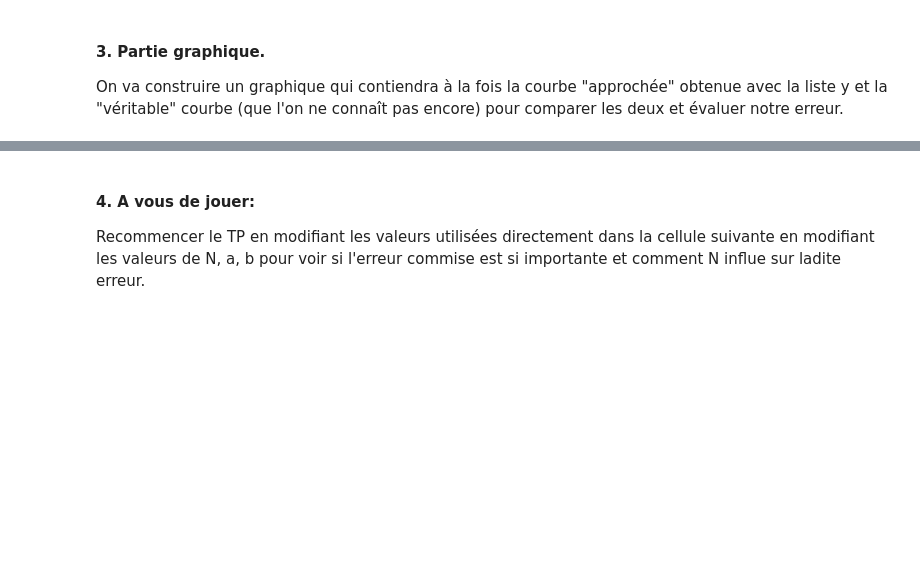
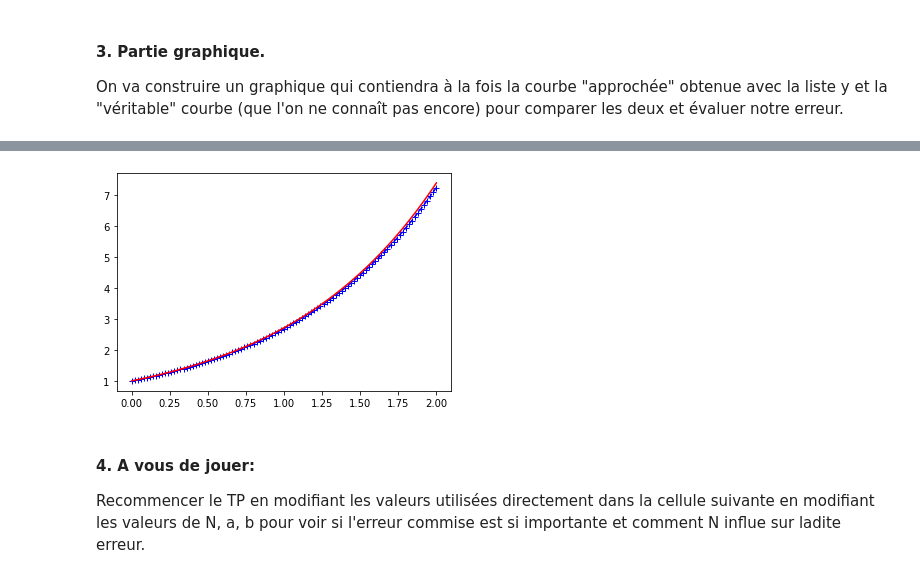
Before and after one commit to FDesnoyer/1EDS, a Jupyter notebook: TP2_listes_EDO.ipynb, the cells around one changed output, grey strips where cells are left out. Saved outputs shown, nothing was run; the diff lists cells and outputs as text; code cells hidden in the pictures; blank space fills up the shorter version.

```diff
--- a/TP2_listes_EDO.ipynb
+++ b/TP2_listes_EDO.ipynb
@@ -68,11 +73,13 @@ plt.show()
 # %%
 # Comparaison avec le résultat "correct"
 import math as mt
 z=[mt.exp(t) for t in x]
 plt.clf()
-plt.plot(x,y,marker='+',color='blue')
-plt.plot(x,z,marker='+',linestyle='-',color='red')
+plt.plot(x,y,marker='+',linestyle='dashed',color='blue')
+plt.plot(x,z,marker=',',linestyle='-',color='red')
 plt.show()
+# %% [output]
+[figure, added]
 # %% [markdown]
 #### 4. A vous de jouer:
 
```
Also changed, not shown: parts of 7 cells of this notebook.
